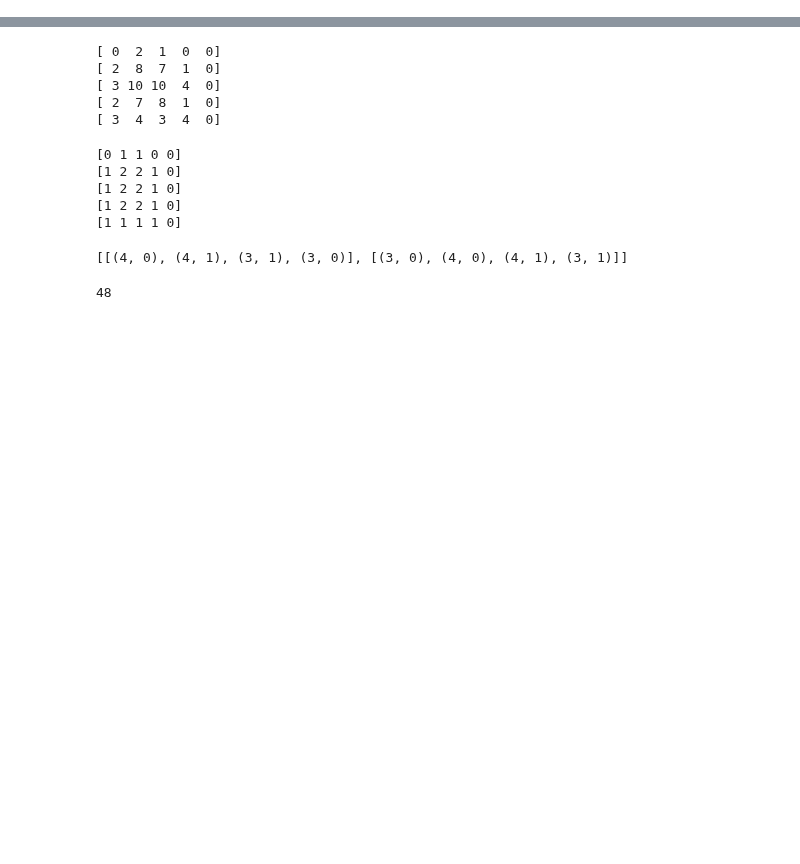
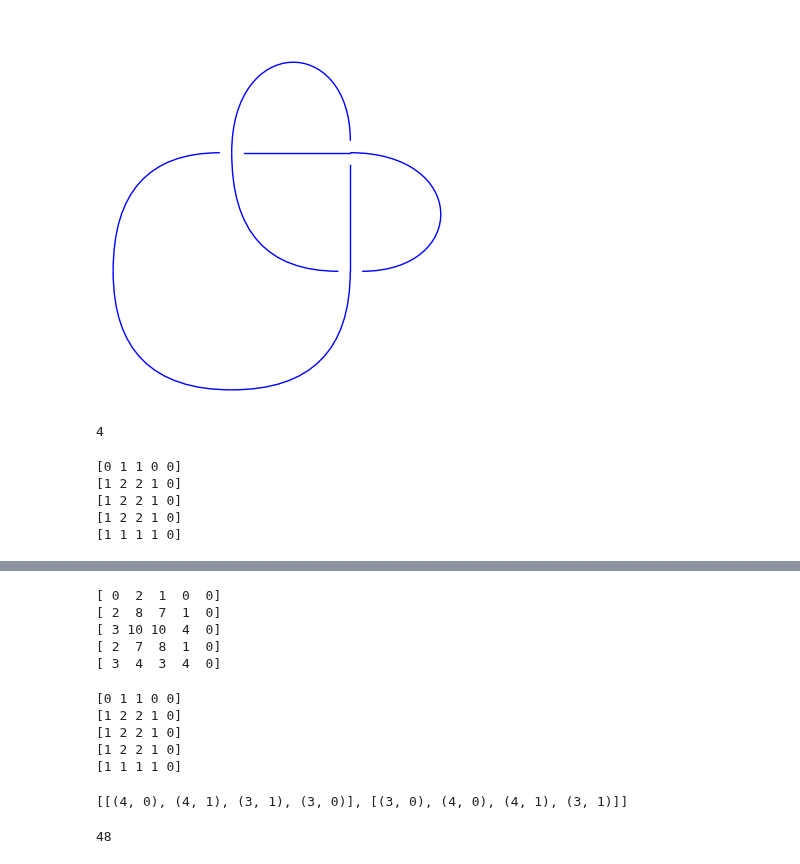
Before and after one commit to andrew-tawfeek/knot_mosaics, a Jupyter notebook: strandOf-hyperbolic.ipynb, the cells around one changed output, grey strips where cells are left out. Cells and saved outputs as stored; diff of their text form; code cells hidden in the pictures; blank space fills up the shorter version.

```diff
--- a/strandOf-hyperbolic.ipynb
+++ b/strandOf-hyperbolic.ipynb
@@ -8,0 +23,16 @@ mosaic.show()
+# %%
+Link([[[1,-2,3,-1,2,-3]],[-1,-1,-1]]).plot()
+# %% [output]
+[figure, added]
+# %%
+mosaic.numComponents()
+# %% [output]
+4
+# %%
+mosaic.strandMatrix()
+# %% [output]
+[0 1 1 0 0]
+[1 2 2 1 0]
+[1 2 2 1 0]
+[1 2 2 1 0]
+[1 1 1 1 0]
```
Also changed, not shown: parts of 13 cells of this notebook, 1 other file.
